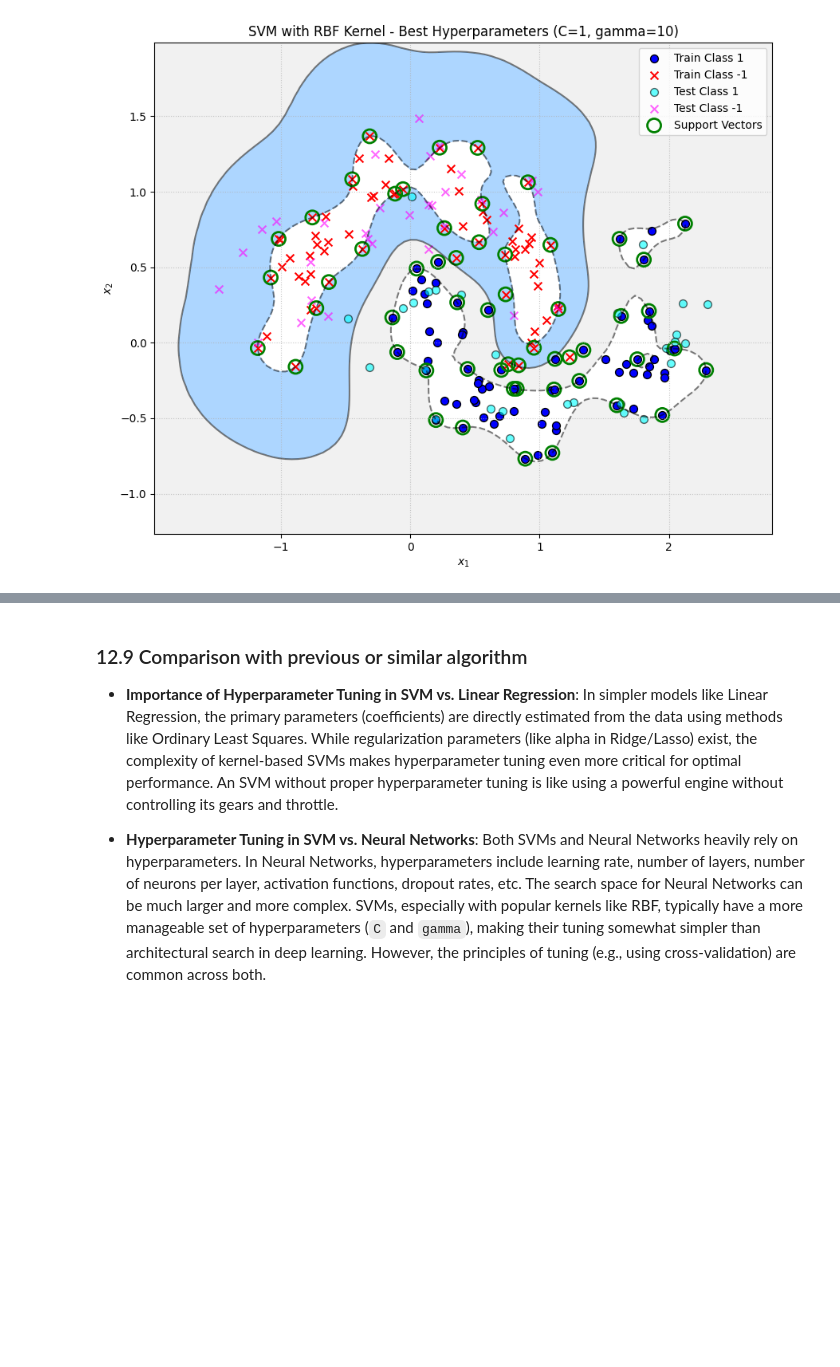
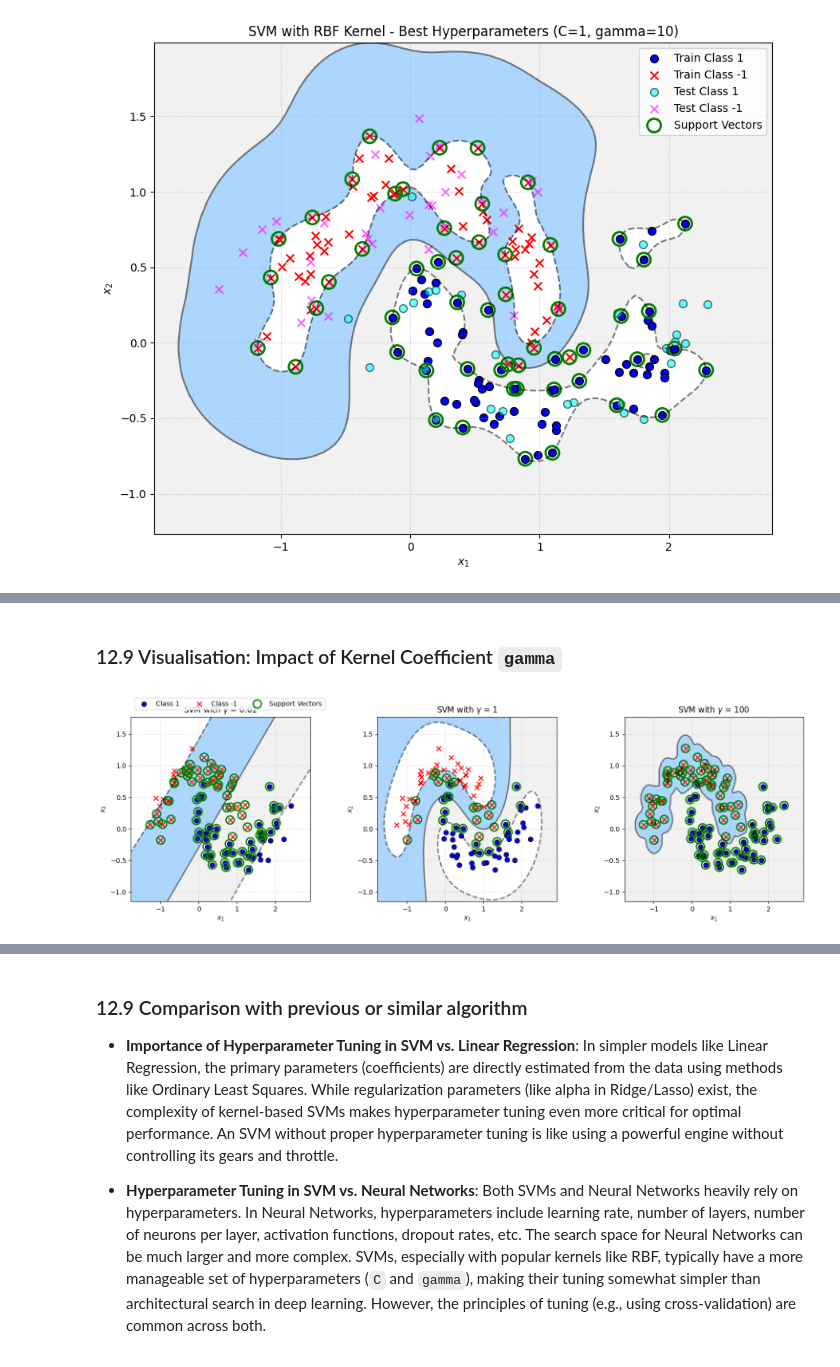
Before and after one commit to rsys-adsingh/Machine-Learning, a Jupyter notebook: study/Chapter_8.ipynb, the cells around one changed output, grey strips where cells are left out. Cells and saved outputs as stored; diff of their text form; code cells hidden in the pictures; blank space fills up the shorter version.

```diff
--- a/study/Chapter_8.ipynb
+++ b/study/Chapter_8.ipynb
@@ -1785,0 +1857,58 @@ Test set accuracy with best parameters: 0.950
+# %% [markdown]
+### 12.9 Visualisation: Impact of Kernel Coefficient `gamma`
+# %%
+import numpy as np
+import matplotlib.pyplot as plt
+from sklearn import svm
+from sklearn.datasets import make_moons
+
+# --- 1. Data Generation (using make_moons for a clear non-linear pattern) ---
+X, y = make_moons(n_samples=100, noise=0.15, random_state=42)
+y[y == 0] = -1 # Adjust labels to -1 and 1
+
+# --- 2. Define different gamma values to illustrate their effect ---
+gamma_values = [0.01, 1, 100]
+classifiers = []
+
+for gamma in gamma_values:
+    # Using a fixed C, here set to 1, to isolate the effect of gamma
+    clf = svm.SVC(kernel='rbf', C=1, gamma=gamma, random_state=42)
+    clf.fit(X, y)
+    classifiers.append(clf)
+
+# --- 3. Visualization ---
+x_min, x_max = X[:, 0].min() - 0.5, X[:, 0].max() + 0.5
+y_min, y_max = X[:, 1].min() - 0.5, X[:, 1].max() + 0.5
+xx, yy = np.meshgrid(np.linspace(x_min, x_max, 100), np.linspace(y_min, y_max, 100))
+
+plt.figure(figsize=(15, 5))
+
+for i, clf in enumerate(classifiers):
+    plt.subplot(1, len(gamma_values), i + 1)
+
+    Z = clf.decision_function(np.c_[xx.ravel(), yy.ravel()])
+    Z = Z.reshape(xx.shape)
+
+    plt.contourf(xx, yy, Z, levels=[-1, 0, 1], alpha=0.8, colors=['#99CCFF', '#EEEEEE', '#FFCCCC'])
+    plt.contour(xx, yy, Z, colors='k', levels=[-1, 0, 1], alpha=0.5,
+                linestyles=['--', '-', '--'], linewidths=[2, 2, 2])
+
+    # Plot data points
+    plt.scatter(X[y == 1, 0], X[y == 1, 1], color='blue', label='Class 1', marker='o', s=50, edgecolors='k')
+    plt.scatter(X[y == -1, 0], X[y == -1, 1], color='red', label='Class -1', marker='x', s=50, edgecolors='k')
+
+    # Plot support vectors
+    plt.scatter(clf.support_vectors_[:, 0], clf.support_vectors_[:, 1], s=150,
+                facecolors='none', edgecolors='green', linewidth=2, label='Support Vectors')
+
+    plt.xlabel('$x_1$')
+    plt.ylabel('$x_2$')
+    plt.title(f'SVM with $\gamma$ = {gamma_values[i]}')
+    plt.grid(True, linestyle=':', alpha=0.7)
+    if i == 0:
+        plt.legend(loc='lower left', bbox_to_anchor=(0.0, 1.02), ncol=3)
+
+plt.tight_layout()
+plt.show()
+# %% [output]
+[figure, added]
```
Also changed, not shown: parts of 4 cells of this notebook.
